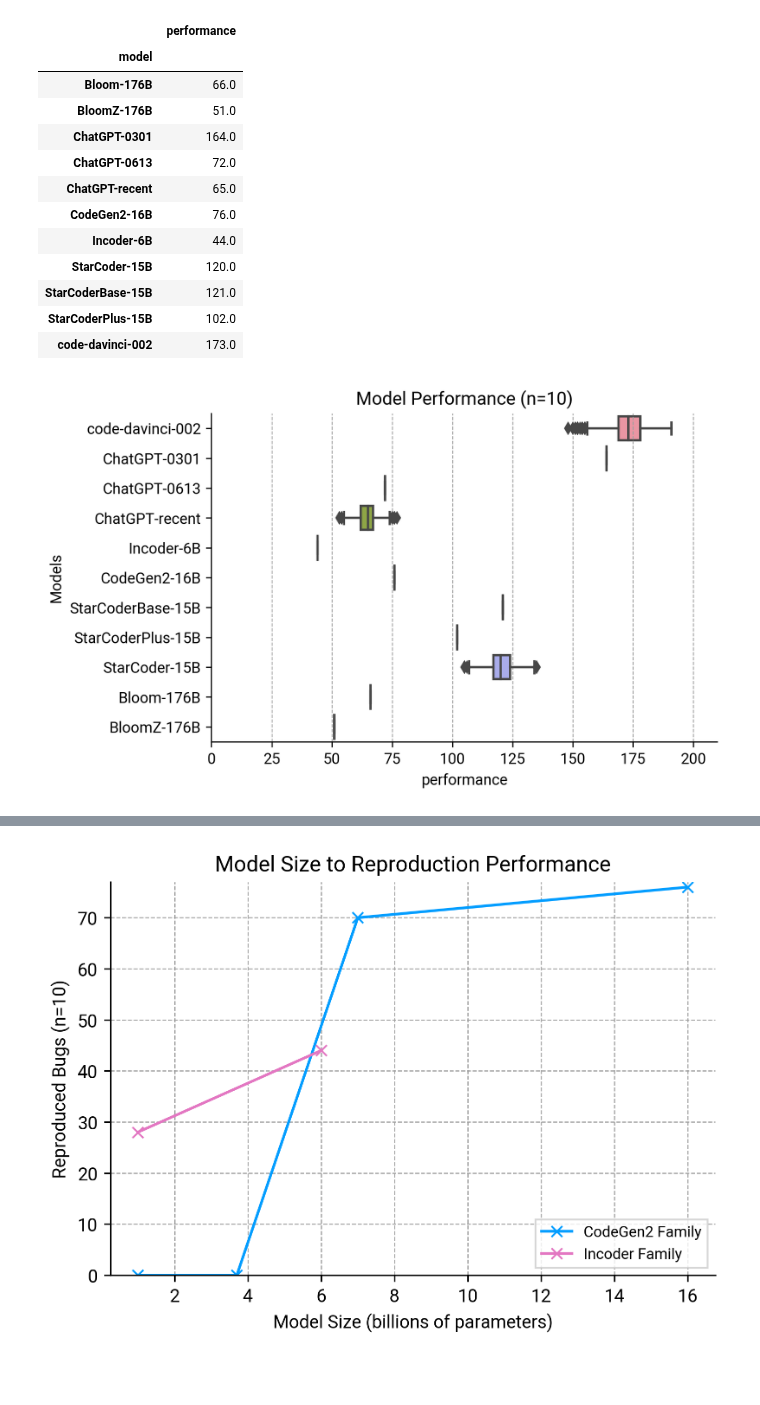
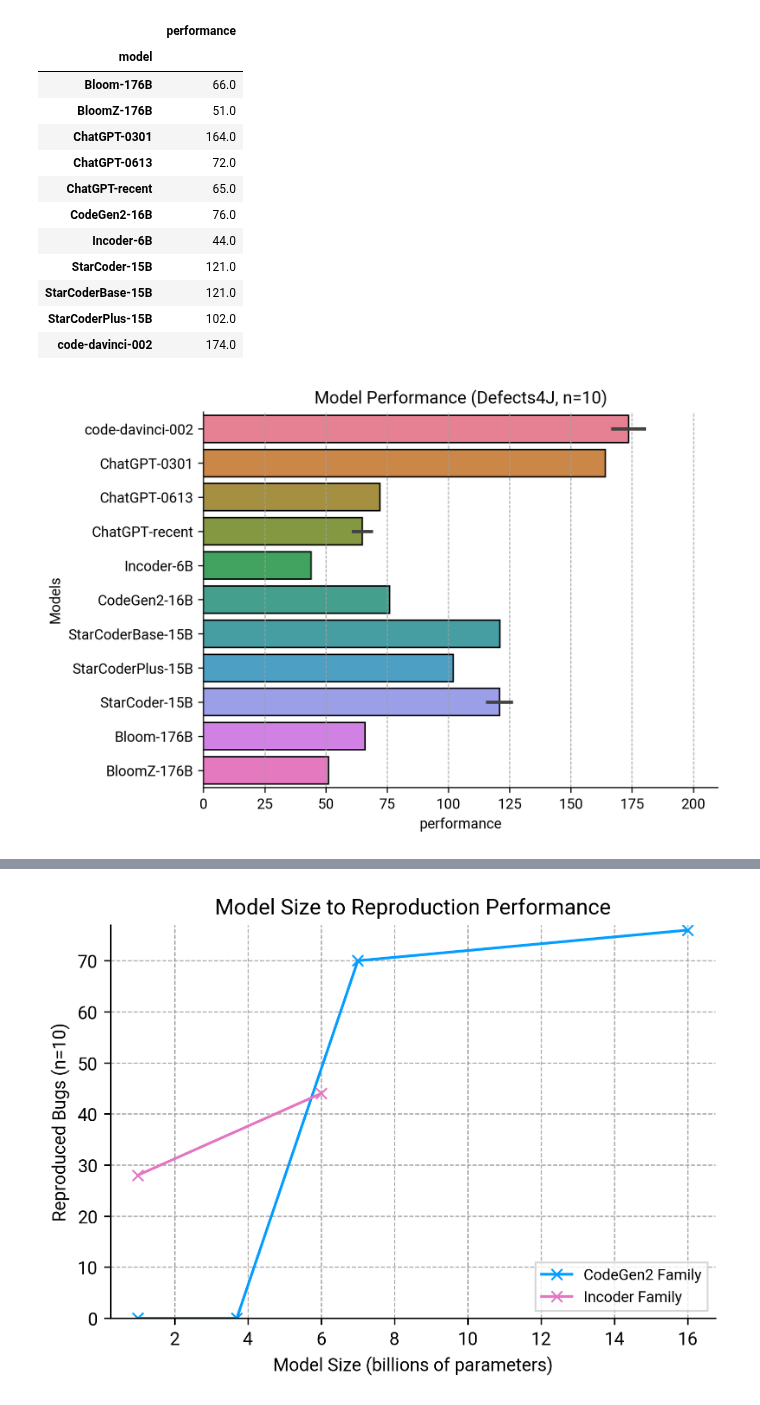
Before and after one commit to coinse/libro-journal-artifact, a Jupyter notebook: notebooks/RQ4.ipynb, the cells around one changed output, grey strips where cells are left out. Drawn from its saved outputs; the diff is of its cells as text; code cells hidden in the pictures; blank space fills up the shorter version.

```diff
--- a/notebooks/RQ4.ipynb
+++ b/notebooks/RQ4.ipynb
@@ -112,38 +112,40 @@ count_used = [50, 10, 10, 50, 10, 10, 10, 10, 50, 10, 10]
 model_name = ['code-davinci-002', 'ChatGPT-0301', 'ChatGPT-0613', 'ChatGPT-recent',
               'Incoder-6B', 'CodeGen2-16B',
               'StarCoderBase-15B', 'StarCoderPlus-15B', 'StarCoder-15B',
               'Bloom-176B', 'BloomZ-176B']
 INSPECTING_N = 10
 dist_list = []
 for r_idx, result_df in enumerate(result_dfs):
     dist_results = key_at_n('success', result_df, count=count_used[r_idx])[:, INSPECTING_N-1]
     for r in dist_results:
         dist_list.append({
             'model': model_name[r_idx],
             'performance': r
         })
 dist_df = pandas.DataFrame(dist_list)
-sns.boxplot(data=dist_df, x='performance', y='model')
-plt.title(f'Model Performance (n={INSPECTING_N})')
+
+plt.figure(figsize=(6.4, 4.8))
+sns.barplot(data=dist_df, x='performance', y='model', hue='model', edgecolor='black', errorbar=('sd', 0.95))
+plt.title(f'Model Performance (Defects4J, n={INSPECTING_N})')
 plt.ylabel('Models')
 plt.xlim(0, 210)
 plt.savefig('./figures/model_performance_boxplot.pdf', bbox_inches='tight')
 dist_df.groupby('model').median()
 # %% [output]
 |  | performance |
 | model |  |
 | Bloom-176B | 66.0 |
 | BloomZ-176B | 51.0 |
 | ChatGPT-0301 | 164.0 |
 | ChatGPT-0613 | 72.0 |
 | ChatGPT-recent | 65.0 |
 | CodeGen2-16B | 76.0 |
 | Incoder-6B | 44.0 |
-| StarCoder-15B | 120.0 |
+| StarCoder-15B | 121.0 |
 | StarCoderBase-15B | 121.0 |
 | StarCoderPlus-15B | 102.0 |
-| code-davinci-002 | 173.0 |
+| code-davinci-002 | 174.0 |
-[figure, old version]
+[figure, new version]
 # %%
 starcoder_temp_results = [
     get_file_results('../data/exec_results/starcoder_T0_2example_d4j.json'),
```
Also changed, not shown: parts of 2 cells of this notebook, 1 other file.
